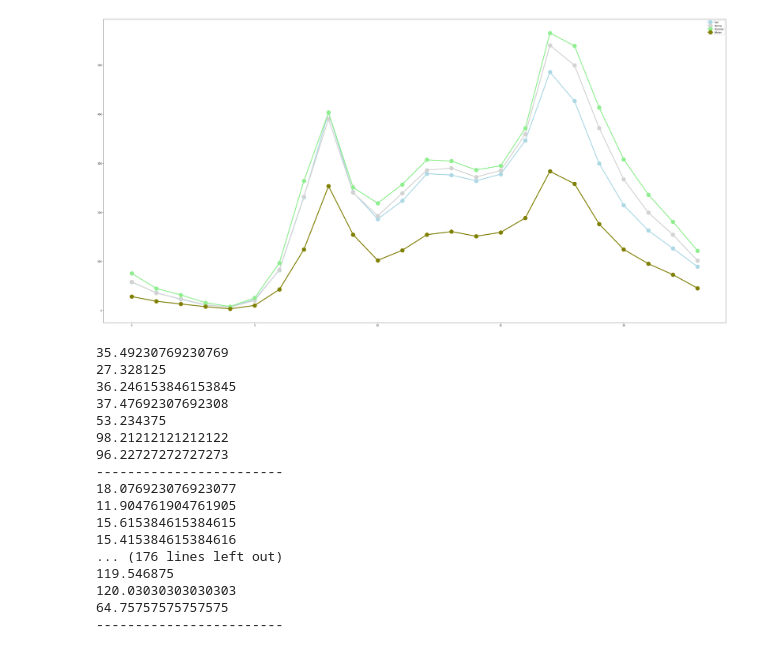
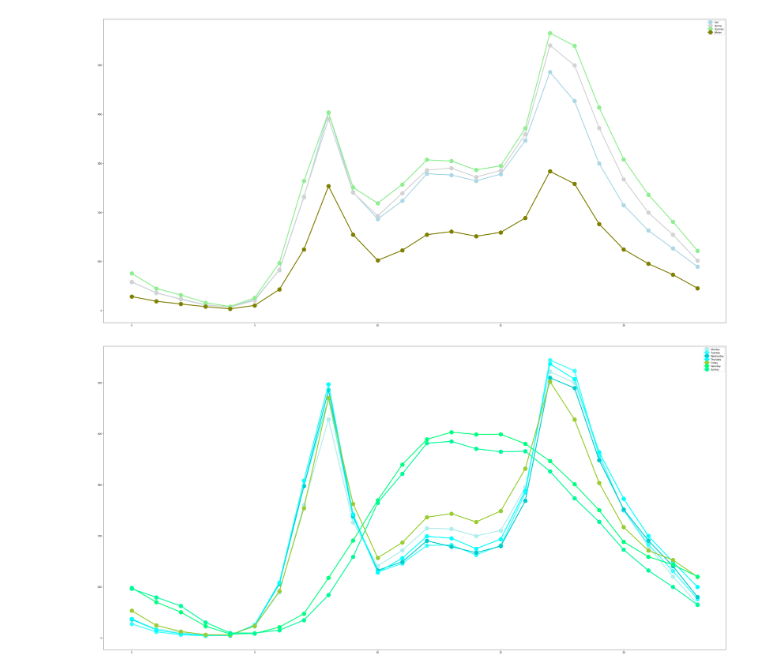
Before and after one commit to kasenthi/project_ds, a Jupyter notebook: my first jupyter.ipynb, the cells around one changed output. Drawn from its saved outputs; the diff is of its cells as text; code cells hidden in the pictures.

```diff
--- a/my first jupyter.ipynb
+++ b/my first jupyter.ipynb
@@ -49,52 +49,57 @@ df2 = pd.DataFrame({'x': range(0, 24),
                   'Fall': season_mean['Fall'],
                   'Spring': season_mean['Spring'],
                   'Summer': season_mean['Summer'],
                   'Winter': season_mean['Winter']})
 
 plt.rcParams["figure.figsize"] = (50,25)
 plt.plot( 'x', 'Fall', data=df2, marker='o', markerfacecolor='lightblue', markersize=18, color='lightblue', linewidth=4)
 plt.plot( 'x', 'Spring', data=df2, marker='o', markerfacecolor='lightgrey', markersize=18, color='lightgrey', linewidth=4)
 plt.plot( 'x', 'Summer', data=df2, marker='o', markerfacecolor='lightgreen', markersize=18, color='lightgreen', linewidth=4)
 plt.plot( 'x', 'Winter', data=df2, marker='o', markerfacecolor='olive', markersize=18, color='olive', linewidth=4)
 plt.legend()
 plt.show()
 
 df['rent_mean_by_day'] = df.groupby(['weekday', 'rental_hours'])['count'].transform('mean')
 
 df2 = df.groupby(['rental_hours', 'weekday']).rent_mean_by_day.apply(lambda x: x.iloc[-1])
 day_dict = {'0': 'Monday',
             '1': 'Tuesday',
             '2': 'Wednesday',
             '3': 'Thursday',
             '4': 'Friday',
             '5': 'Saturday',
             '6': 'Sunday'
            }
 
-Matrix = {}
+hour_means = {}
 
 for x in range(0, 24):
-    hour_means = [[]]
+    hour_means[x] = []
     for key, value in day_dict.items():
-        print(df2[x][key])
-        hour_means.append()
-    print('------------------------')
+        hour_means[x].append(df2[x][int(key)])
+
+
+
+df3 = pd.DataFrame(data=hour_means)
+df4 = pd.DataFrame({'x': range(0, 24),
+              'Monday': df3.iloc[0].values,
+              'Tuesday': df3.iloc[1].values,
+              'Wednesday': df3.iloc[2].values,
+              'Thursday': df3.iloc[3].values,
+              'Friday': df3.iloc[4].values,
+              'Saturday': df3.iloc[5].values,
+              'Sunday': df3.iloc[6].values})
+
+plt.rcParams["figure.figsize"] = (50,25)
+plt.plot( 'x', 'Monday', data=df4, marker='o', markerfacecolor='#AEEEEE', markersize=18, color='#AEEEEE', linewidth=4)
+plt.plot( 'x', 'Tuesday', data=df4, marker='o', markerfacecolor='#37FDFC', markersize=18, color='#37FDFC', linewidth=4)
+plt.plot( 'x', 'Wednesday', data=df4, marker='o', markerfacecolor='#00CDCD', markersize=18, color='#00CDCD', linewidth=4)
+plt.plot( 'x', 'Thursday', data=df4, marker='o', markerfacecolor='#00FFFF', markersize=18, color='#00FFFF', linewidth=4)
+plt.plot( 'x', 'Friday', data=df4, marker='o', markerfacecolor='#9ACD32', markersize=18, color='#9ACD32', linewidth=4)
+plt.plot( 'x', 'Saturday', data=df4, marker='o', markerfacecolor='#00FF7F', markersize=18, color='#00FF7F', linewidth=4)
+plt.plot( 'x', 'Sunday', data=df4, marker='o', markerfacecolor='#00FA9A', markersize=18, color='#00FA9A', linewidth=4)
+plt.legend()
+plt.show()
 # %% [output]
 [figure]
-35.49230769230769
-27.328125
-36.246153846153845
-37.47692307692308
-53.234375
-98.21212121212122
-96.22727272727273
-------------------------
-18.076923076923077
-11.904761904761905
-15.615384615384615
-15.415384615384616
-... (176 lines left out)
-119.546875
-120.03030303030303
-64.75757575757575
-------------------------
+[figure, added]
```
